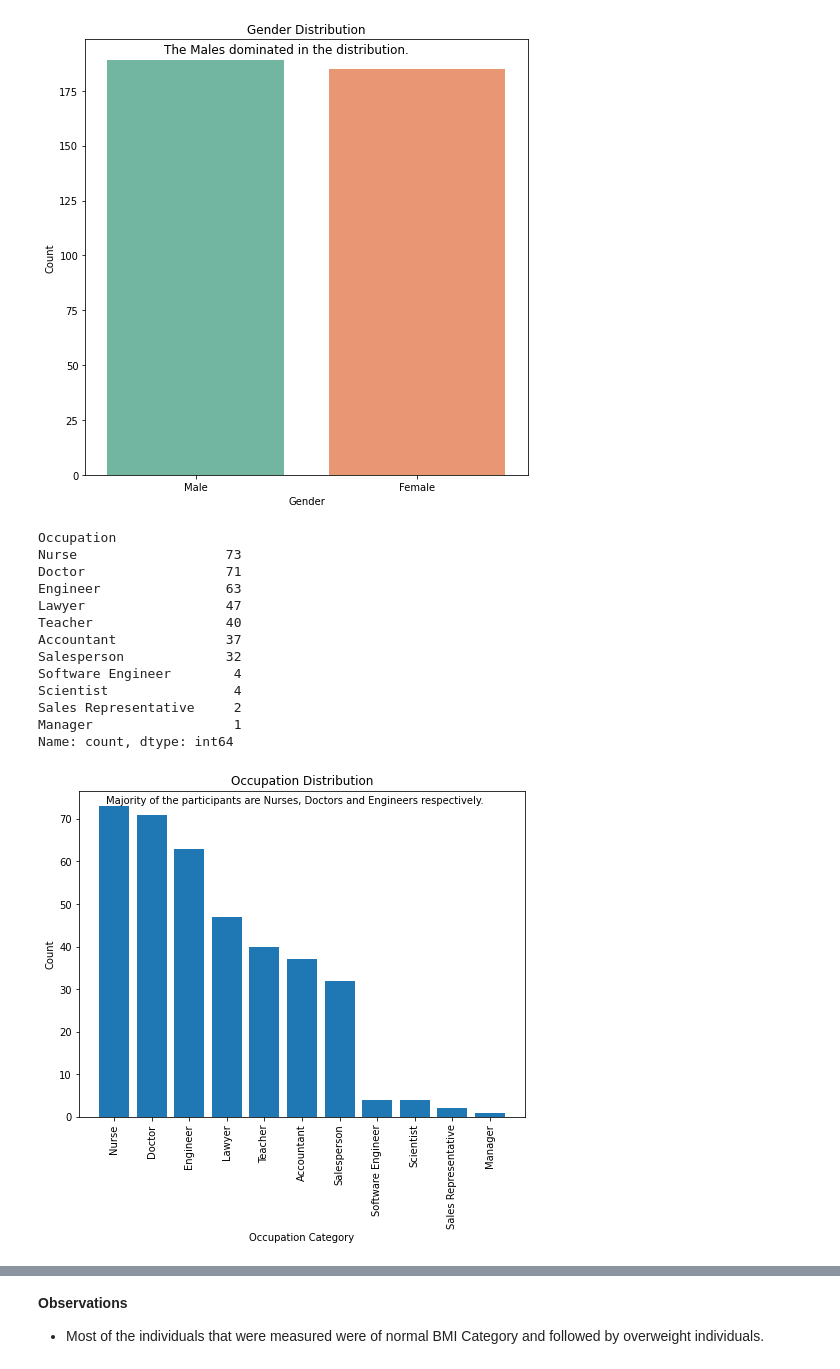
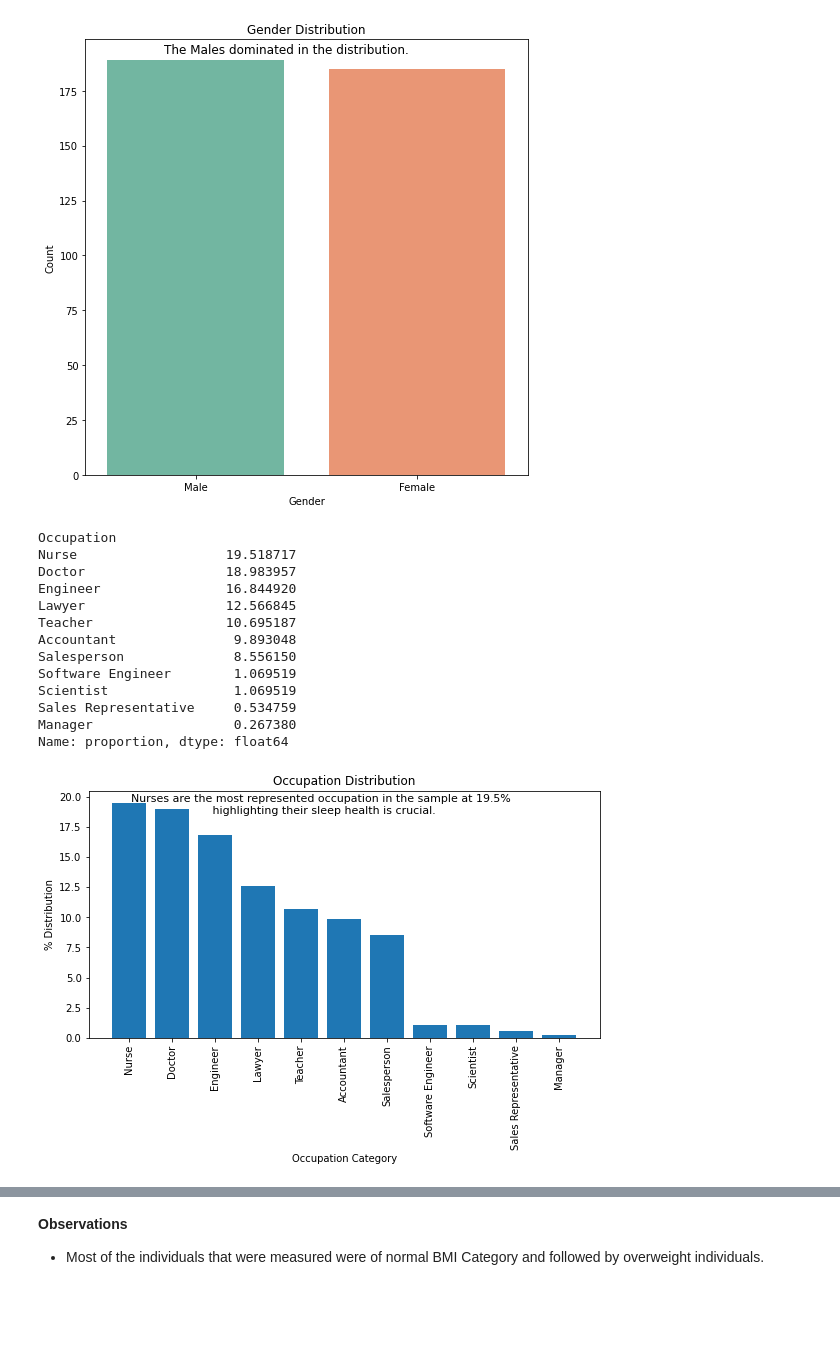
Before and after one commit to jgatharia/Health_and_Sleep_Relation_Project, a Jupyter notebook: health_and_wellness.ipynb, the cells around one changed output, grey strips where cells are left out. Drawn from its saved outputs; the diff is of its cells as text; code cells hidden in the pictures; blank space fills up the shorter version.

```diff
--- a/health_and_wellness.ipynb
+++ b/health_and_wellness.ipynb
@@ -259,31 +259,32 @@ Name: count, dtype: int64
 [figure]
 # %%
 #Lets Observe the occupation distribution
-occupation_dist = health_wellness_df['Occupation'].value_counts()
+occupation_dist = health_wellness_df['Occupation'].value_counts(normalize=True) *100
 print(occupation_dist)
 
 fig, ax = plt.subplots(figsize=(8,6))
 plt.bar(occupation_dist.index, occupation_dist.values)
 plt.title('Occupation Distribution')
-fig.text(0.5, 0.85, 'Majority of the participants are Nurses, Doctors and Engineers respectively.', ha='center', fontsize=10)
+fig.text(0.5, 0.835, 'Nurses are the most represented occupation in the sample at 19.5% \n highlighting their sleep health is crucial.', ha='center', fontsize=11)
 plt.xlabel('Occupation Category')
-plt.ylabel('Count')
+plt.ylabel('% Distribution')
 plt.xticks(rotation=90)
+plt.tight_layout(rect=[0,0,1, 0.95])
 plt.show();
 # %% [output]
 Occupation
-Nurse                   73
-Doctor                  71
-Engineer                63
-Lawyer                  47
-Teacher                 40
-Accountant              37
-Salesperson             32
-Software Engineer        4
-Scientist                4
-Sales Representative     2
-Manager                  1
-Name: count, dtype: int64
+Nurse                   19.518717
+Doctor                  18.983957
+Engineer                16.844920
+Lawyer                  12.566845
+Teacher                 10.695187
+Accountant               9.893048
+Salesperson              8.556150
+Software Engineer        1.069519
+Scientist                1.069519
+Sales Representative     0.534759
+Manager                  0.267380
+Name: proportion, dtype: float64
-[figure, old version]
+[figure, new version]
 # %%
 #BMI Category distribution
```
Also changed, not shown: parts of 8 cells of this notebook.
